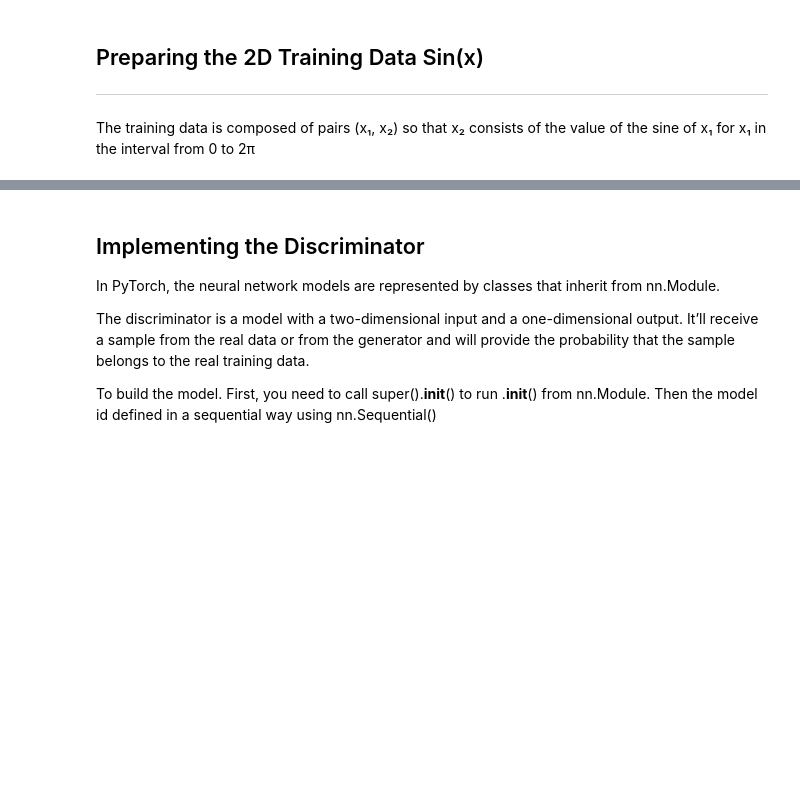
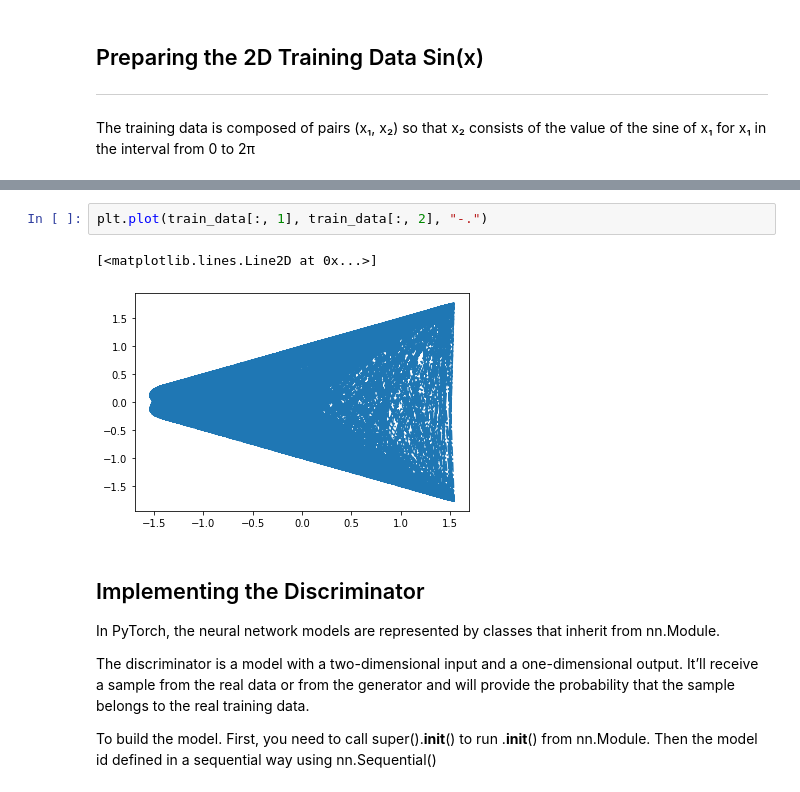
Before and after one commit to emanbuc/ML-GAN, a Jupyter notebook: Signal_generation_GAN.ipynb, the cells around one changed output, grey strips where cells are left out. Saved outputs shown, nothing was run; the diff lists cells and outputs as text; blank space fills up the shorter version.

```diff
--- a/Signal_generation_GAN.ipynb
+++ b/Signal_generation_GAN.ipynb
@@ -206,3 +213,8 @@ plt.plot(train_data[:, 0], train_data[:, 1], ".")
+# %%
+plt.plot(train_data[:, 1], train_data[:, 2], "-.")
+# %% [output]
+[<matplotlib.lines.Line2D at 0x...>]
+[figure, added]
 # %% [markdown]
 ## Implementing the Discriminator
 
```
Also changed, not shown: parts of 9 cells of this notebook.
